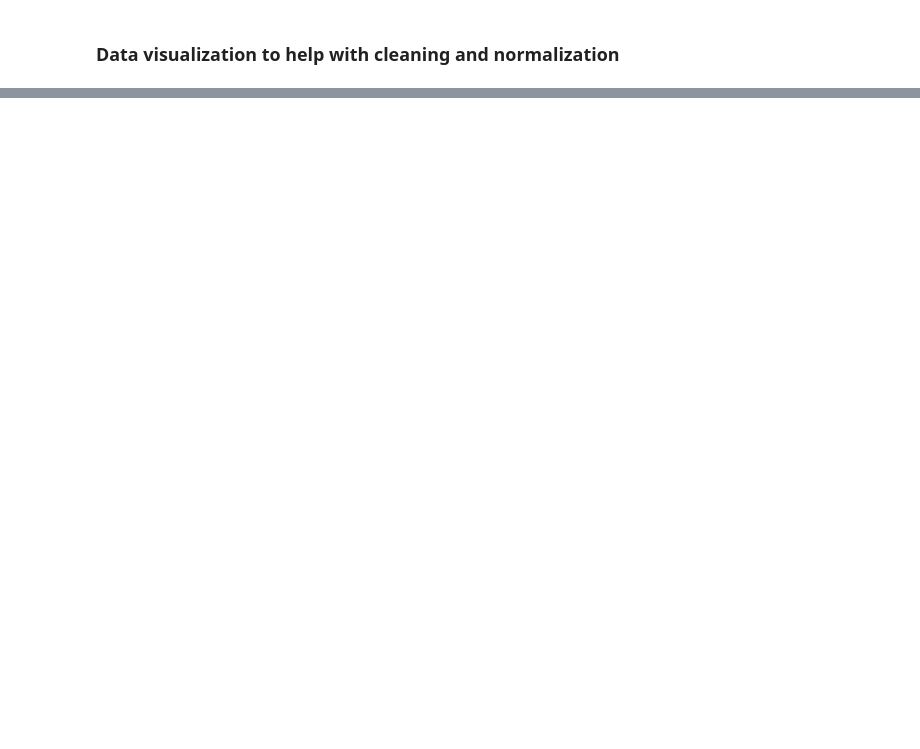
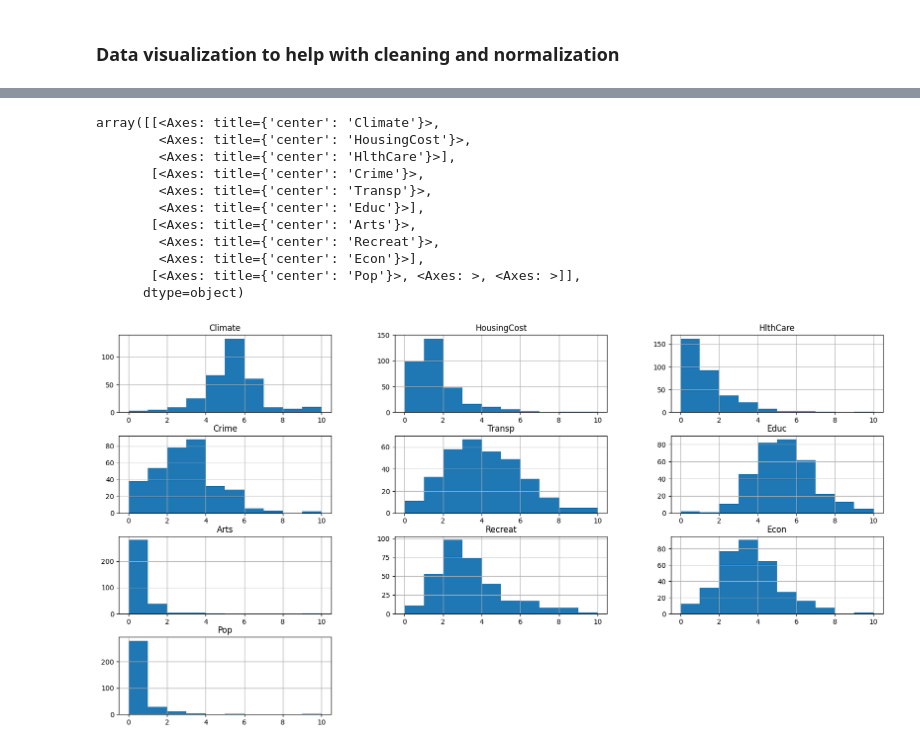
Before and after one commit to jmgoshima/cse5914project, a Jupyter notebook: backend/search/data/datavis.ipynb, the cells around one changed output, grey strips where cells are left out. Saved outputs shown, nothing was run; the diff lists cells and outputs as text; code cells hidden in the pictures; blank space fills up the shorter version.

```diff
--- a/backend/search/data/datavis.ipynb
+++ b/backend/search/data/datavis.ipynb
@@ -31,0 +49,17 @@ array([[<Axes: title={'center': 'Climate'}>,
+# %%
+df = pd.read_csv("places_min_max.csv")
+
+df.hist(figsize=(20,10))
+# %% [output]
+array([[<Axes: title={'center': 'Climate'}>,
+        <Axes: title={'center': 'HousingCost'}>,
+        <Axes: title={'center': 'HlthCare'}>],
+       [<Axes: title={'center': 'Crime'}>,
+        <Axes: title={'center': 'Transp'}>,
+        <Axes: title={'center': 'Educ'}>],
+       [<Axes: title={'center': 'Arts'}>,
+        <Axes: title={'center': 'Recreat'}>,
+        <Axes: title={'center': 'Econ'}>],
+       [<Axes: title={'center': 'Pop'}>, <Axes: >, <Axes: >]],
+      dtype=object)
+[figure, added]
```
Also changed, not shown: parts of 2 cells of this notebook.
